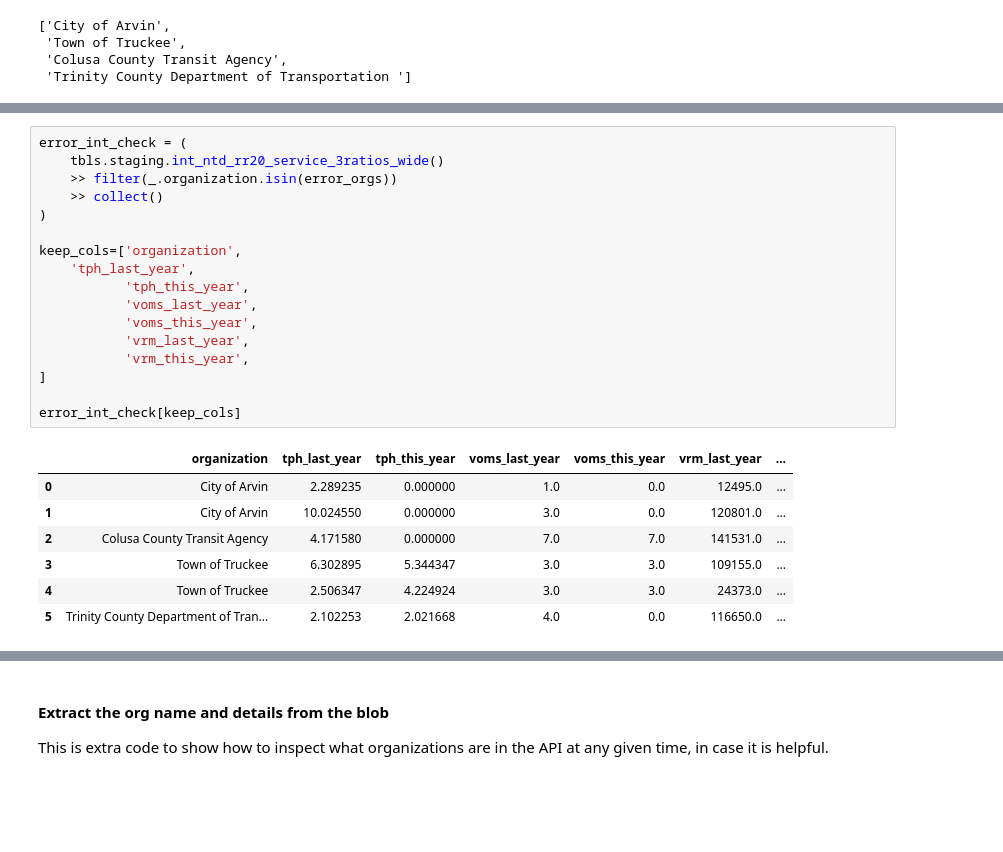
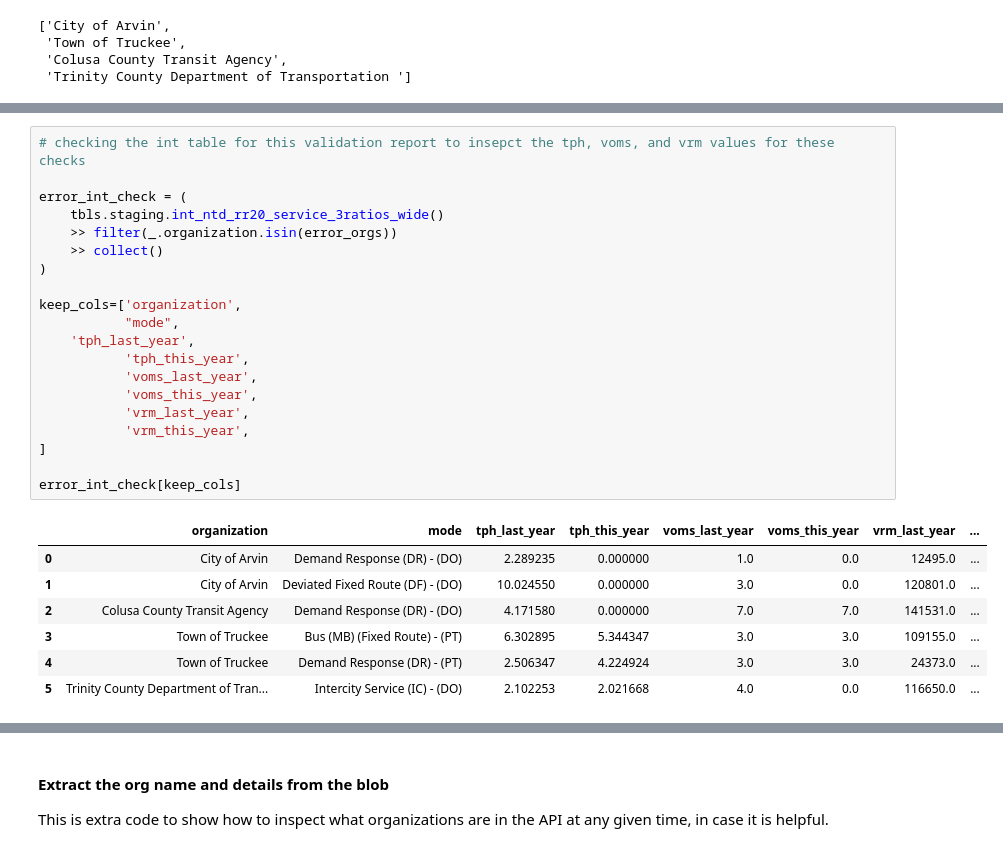
Before and after one commit to cal-itp/ntd-modernization, a Jupyter notebook: validation_tool/notebooks/ETL_inspect_API_data.ipynb, the cells around one changed output, grey strips where cells are left out. Saved outputs shown, nothing was run; the diff lists cells and outputs as text; blank space fills up the shorter version.

Commit message:
now checking the speicifc mode the checks are failing at

```diff
--- a/validation_tool/notebooks/ETL_inspect_API_data.ipynb
+++ b/validation_tool/notebooks/ETL_inspect_API_data.ipynb
@@ -635,25 +621,28 @@ Name: description, dtype: int64
 # %%
+# checking the int table for this validation report to insepct the tph, voms, and vrm values for these checks
+
 error_int_check = (
     tbls.staging.int_ntd_rr20_service_3ratios_wide()
     >> filter(_.organization.isin(error_orgs))
     >> collect()
 )
 
 keep_cols=['organization',
+           "mode",
     'tph_last_year',
            'tph_this_year',
            'voms_last_year',
            'voms_this_year',
            'vrm_last_year',
            'vrm_this_year',
 ]
 
 error_int_check[keep_cols]
 # %% [output]
-|  | organization | tph_last_year | tph_this_year | voms_last_year | voms_this_year | vrm_last_year | ... |
-| 0 | City of Arvin | 2.289235 | 0.000000 | 1.0 | 0.0 | 12495.0 | ... |
-| 1 | City of Arvin | 10.024550 | 0.000000 | 3.0 | 0.0 | 120801.0 | ... |
-| 2 | Colusa County Transit Agency | 4.171580 | 0.000000 | 7.0 | 7.0 | 141531.0 | ... |
-| 3 | Town of Truckee | 6.302895 | 5.344347 | 3.0 | 3.0 | 109155.0 | ... |
-| 4 | Town of Truckee | 2.506347 | 4.224924 | 3.0 | 3.0 | 24373.0 | ... |
-| 5 | Trinity County Department of Tran... | 2.102253 | 2.021668 | 4.0 | 0.0 | 116650.0 | ... |
+|  | organization | mode | tph_last_year | tph_this_year | voms_last_year | voms_this_year | vrm_last_year | ... |
+| 0 | City of Arvin | Demand Response (DR) - (DO) | 2.289235 | 0.000000 | 1.0 | 0.0 | 12495.0 | ... |
+| 1 | City of Arvin | Deviated Fixed Route (DF) - (DO) | 10.024550 | 0.000000 | 3.0 | 0.0 | 120801.0 | ... |
+| 2 | Colusa County Transit Agency | Demand Response (DR) - (DO) | 4.171580 | 0.000000 | 7.0 | 7.0 | 141531.0 | ... |
+| 3 | Town of Truckee | Bus (MB) (Fixed Route) - (PT) | 6.302895 | 5.344347 | 3.0 | 3.0 | 109155.0 | ... |
+| 4 | Town of Truckee | Demand Response (DR) - (PT) | 2.506347 | 4.224924 | 3.0 | 3.0 | 24373.0 | ... |
+| 5 | Trinity County Department of Tran... | Intercity Service (IC) - (DO) | 2.102253 | 2.021668 | 4.0 | 0.0 | 116650.0 | ... |
```
Also changed, not shown: parts of 9 cells of this notebook.
